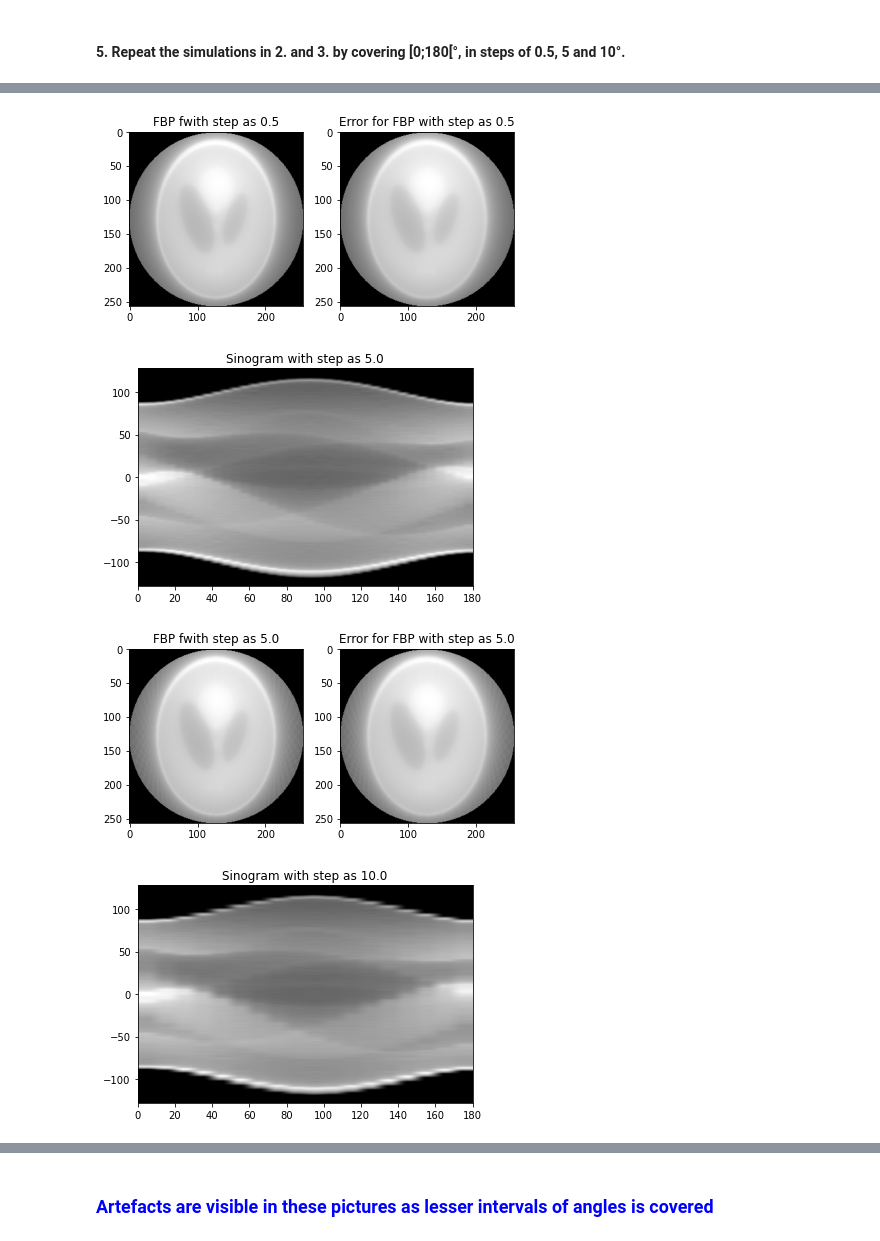
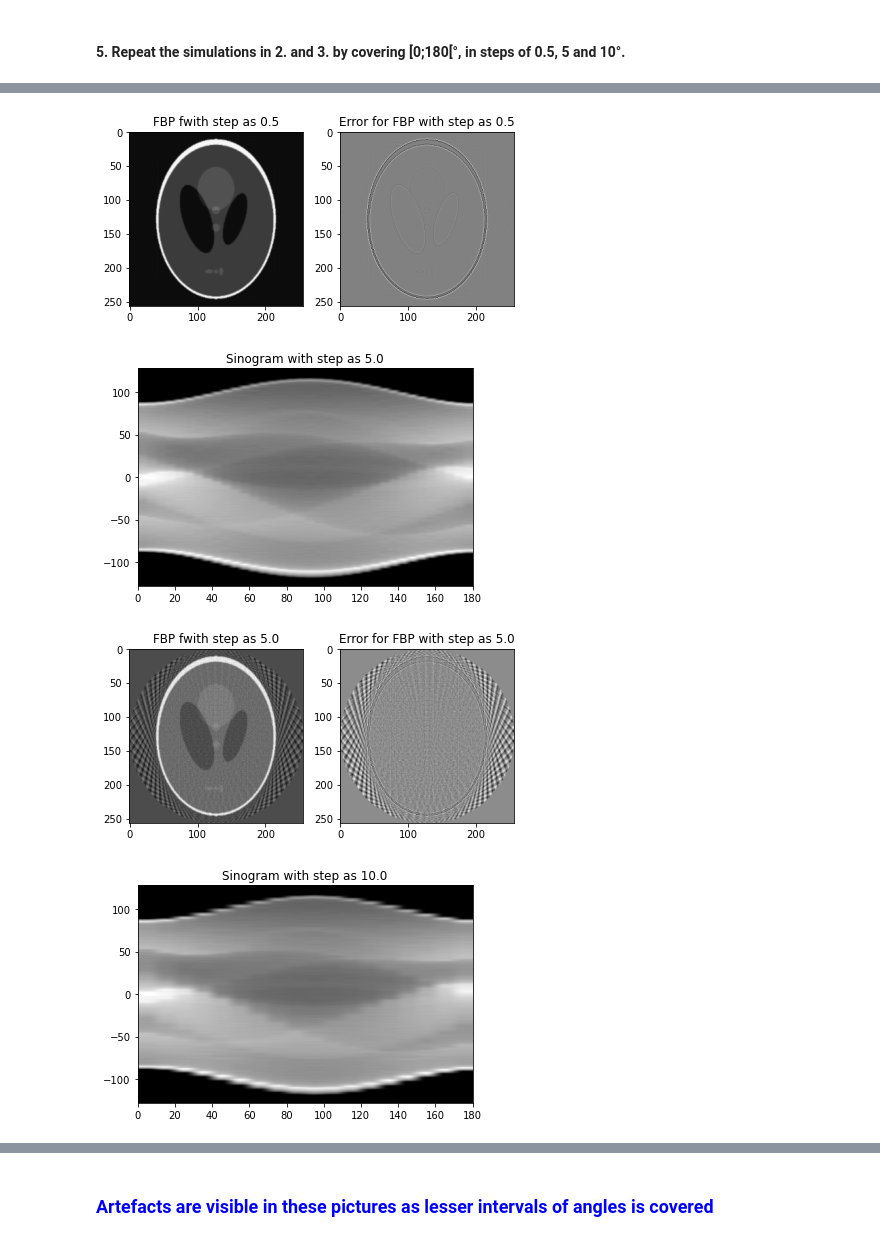
Before and after one commit to ShobhanKarthick/Medical_Imaging, a Jupyter notebook: Lab_2/Lab_2.ipynb, the cells around one changed output, grey strips where cells are left out. Drawn from its saved outputs; the diff is of its cells as text; code cells hidden in the pictures.

```diff
--- a/Lab_2/Lab_2.ipynb
+++ b/Lab_2/Lab_2.ipynb
@@ -108,32 +108,32 @@ for thetaMax in thetas:
 # %%
 intervals = [0.5, 5., 10.]           # Intervals array
 
 for interval in intervals:
     theta = np.arange(0., 180., interval)
     sinogram = radon(image, theta=theta)
-    filtered_backprojection = iradon(sinogram, theta=theta, filter_name=None)
+    filtered_backprojection = iradon(sinogram, theta=theta, filter_name= "ramp")
 
     # Plot for Sinogram
     plt.figure("For " + str(interval))
     plt.title("Sinogram with step as " + str(interval))
     plt.imshow(sinogram, cmap="gray", aspect="auto", extent=(0, 180, -sinogram.shape[0]/2, sinogram.shape[0]/2))
 
     # Plot for Filtered back projection
     plt.figure("For " + str(interval) + "2")
     plt.subplot(1, 2, 1)
     plt.title("FBP fwith step as " + str(interval))
     plt.imshow(filtered_backprojection, cmap="gray", aspect="equal")
 
     # Plot for Error of Filtered back projection
     plt.subplot(1, 2, 2)
     plt.title("Error for FBP with step as " + str(interval))
     error = filtered_backprojection - image
     plt.imshow(error, cmap="gray", aspect="equal")
 
     plt.tight_layout()
 # %% [output]
 [figure]
-[figure, old version]
+[figure, new version]
 [figure]
-[figure, old version]
+[figure, new version]
 [figure]
```
Also changed, not shown: parts of 1 cell of this notebook, 7 other files.
